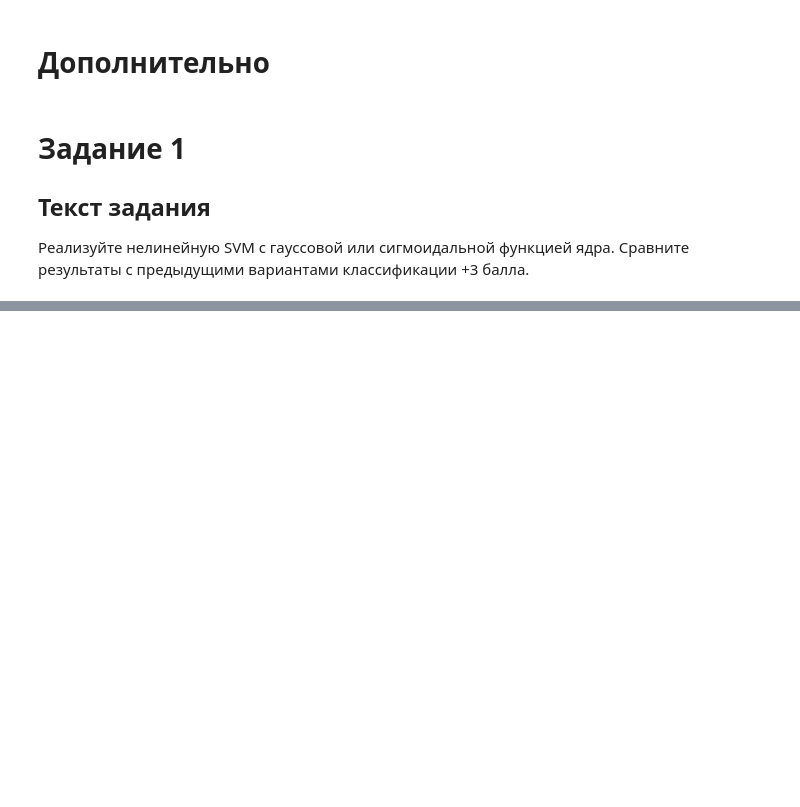
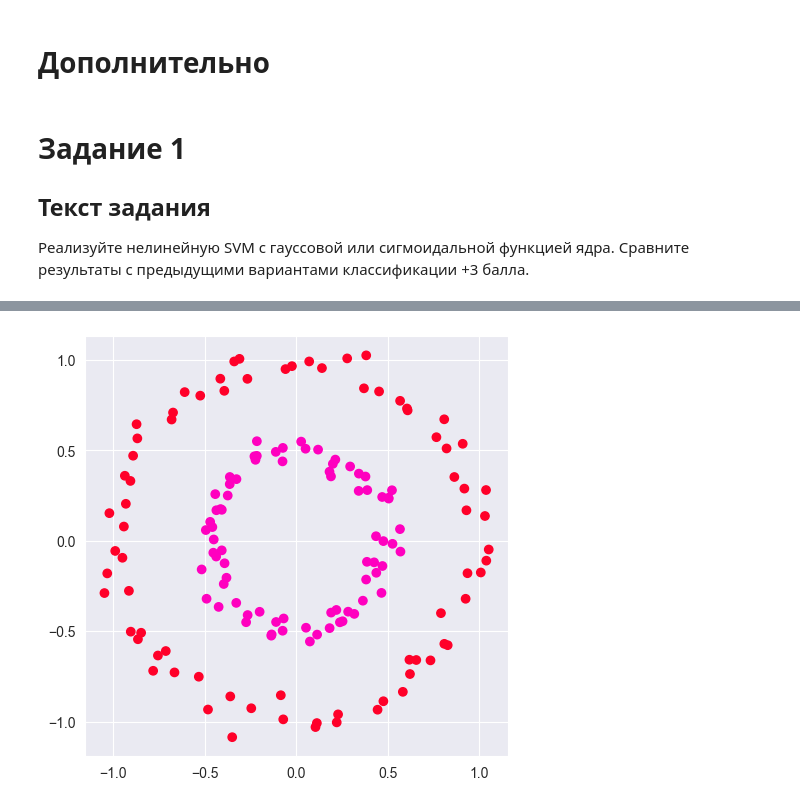
Before and after one commit to J0hnLenin/MachineLearningLabs, a Jupyter notebook: Lab06.ipynb, the cells around one changed output, grey strips where cells are left out. Drawn from its saved outputs; the diff is of its cells as text; code cells hidden in the pictures; blank space fills up the shorter version.

```diff
--- a/Lab06.ipynb
+++ b/Lab06.ipynb
@@ -1004,0 +980,7 @@ plt.show()
+# %%
+X_blob, y_blob =  make_circles(
+    n_samples=150, factor=0.5, noise=0.05, random_state=170
+)
+# %%
+y_blob = pd.DataFrame(y_blob)
+y_blob
@@ -1004,0 +1001,12 @@ plt.show()
+# %%
+y_blob[0] = y_blob[0].apply(lambda x: x - int(x == 0))
+# %%
+y_blob = y_blob[0].to_numpy().reshape(-1, 1)
+# %%
+fig = plt.figure(figsize=(12, 12))
+ax = fig.add_subplot(221)
+
+
+scatter = ax.scatter(X_blob[:, 1], X_blob[:, 0], c=y_blob, cmap="gist_rainbow", marker="o")
+# %% [output]
+[figure, added]
```
Also changed, not shown: parts of 23 cells of this notebook.
